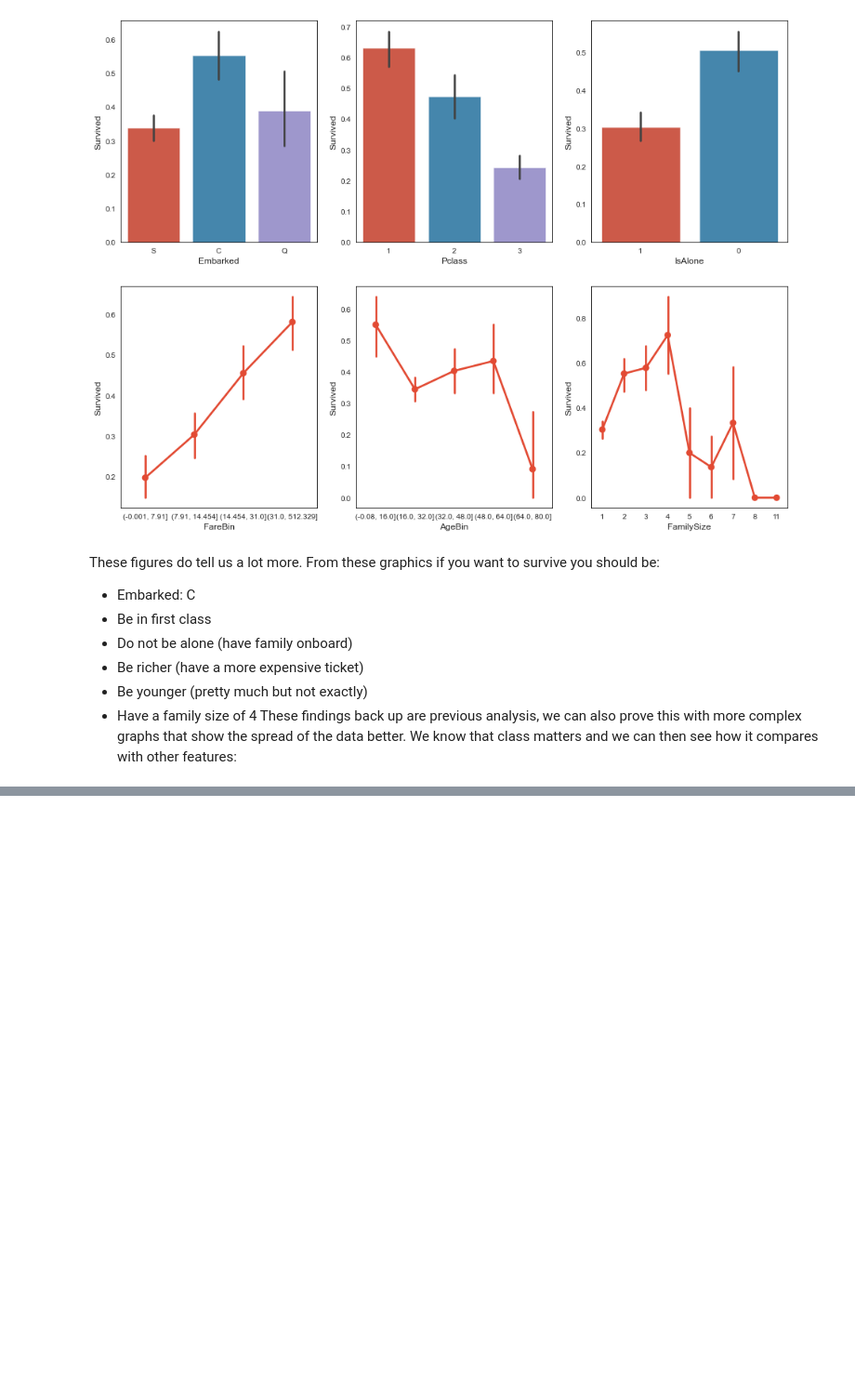
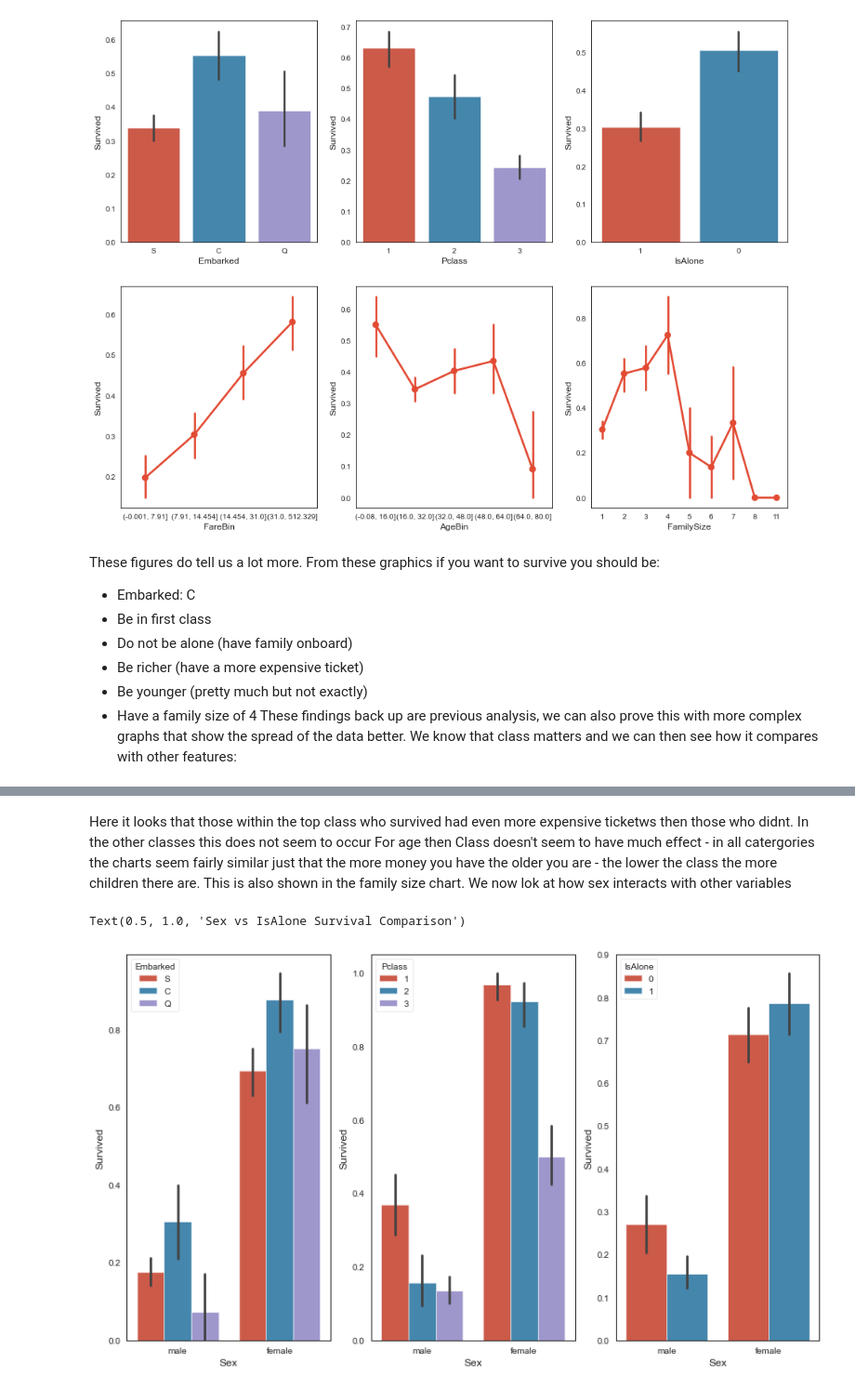
Before and after one commit to wjsavage/kaggle_titanic, a Jupyter notebook: titanic.ipynb, the cells around one changed output, grey strips where cells are left out. Shown: that part at 93% size. Drawn from its saved outputs; the diff is of its cells as text; code cells hidden in the pictures; blank space fills up the shorter version.

Commit message:
Finished data exploration

```diff
--- a/titanic.ipynb
+++ b/titanic.ipynb
@@ -481,0 +482,18 @@ Text(0.5, 1.0, 'Pclass vs Family Size Survival Comparison')
+# %% [markdown]
+Here it looks that those within the top class who survived had even more expensive ticketws then those who didnt. In the other classes this does not seem to occur
+For age then Class doesn't seem to have much effect - in all catergories the charts seem fairly similar just that the more money you have the older you are - the lower the class the more children there are. This is also shown in the family size chart.
+We now lok at how sex interacts with other variables
+# %%
+fig, qaxis = plt.subplots(1,3,figsize=(14,8))
+
+sns.barplot(x = 'Sex', y = 'Survived', hue = 'Embarked', data=data1, ax = qaxis[0])
+axis1.set_title('Sex vs Embarked Survival Comparison')
+
+sns.barplot(x = 'Sex', y = 'Survived', hue = 'Pclass', data=data1, ax  = qaxis[1])
+axis1.set_title('Sex vs Pclass Survival Comparison')
+
+sns.barplot(x = 'Sex', y = 'Survived', hue = 'IsAlone', data=data1, ax  = qaxis[2])
+axis1.set_title('Sex vs IsAlone Survival Comparison')
+# %% [output]
+Text(0.5, 1.0, 'Sex vs IsAlone Survival Comparison')
+[figure, added]
```
Also changed, not shown: parts of 8 cells of this notebook.
